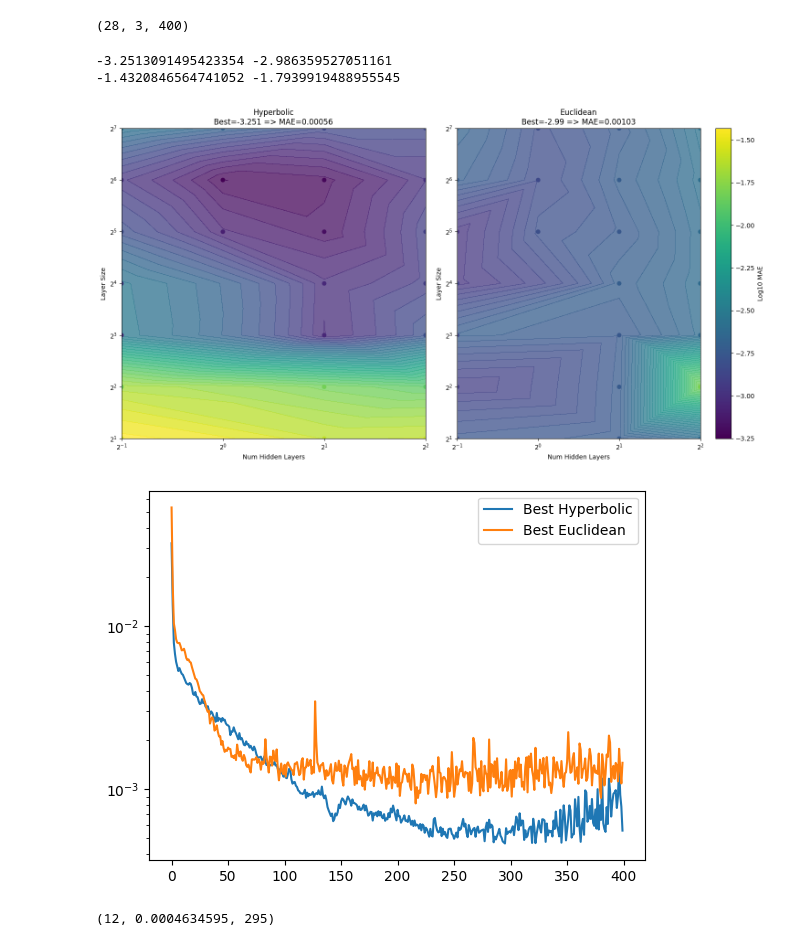
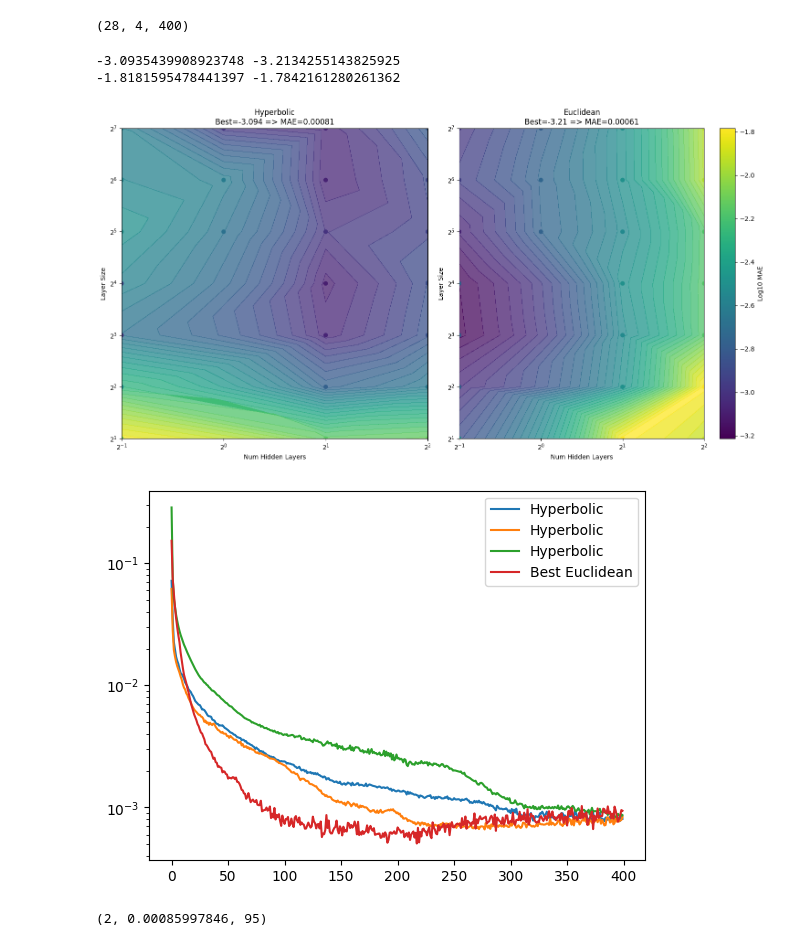
Before and after one commit to Rory-Dam/master_thesis, a Jupyter notebook: strawberry/plot_results.ipynb, the cells around one changed output. Cells and saved outputs as stored; diff of their text form; code cells hidden in the pictures.

Commit message:
tomato results, final for now

```diff
--- a/strawberry/plot_results.ipynb
+++ b/strawberry/plot_results.ipynb
@@ -36,8 +36,8 @@ def parse_results(file_name):
     grid_search_results = [(params, np.array(values)) for params, values in grid_search_results]
     return grid_search_results
 # %%
-hyp_res = parse_results('grid_search_results/hyp_overall-liking_400.txt')
-euc_res = parse_results('grid_search_results/euc_overall-liking_400.txt')
+hyp_res = parse_results('grid_search_results/tom_hyp_overall-liking_400_2.txt')
+euc_res = parse_results('grid_search_results/tom_euc_overall-liking_400.txt')
 # %%
 param_grid = {
     'model_type': ['euc'],
@@ -69,14 +69,14 @@ euc_values = np.array([v for _, v in euc_res])
 
 hyp_values.shape
 # %% [output]
-(28, 3, 400)
+(28, 4, 400)
 # %%
 IN_SIZE = 89
 OUT_SIZE = 1
 
 NUM_HIDDEN_LAYERS = [0,1,2,4]
 LAYER_SIZE = [2,4,8,16,32,64,128]
-LR = ['0.003 | 0.005']
+LR = ['0.0075']
 # %%
 num_hidden_layers = np.array(NUM_HIDDEN_LAYERS).repeat(len(LAYER_SIZE))
 layer_size = np.tile(LAYER_SIZE, len(NUM_HIDDEN_LAYERS))
@@ -85,8 +85,8 @@ naive_sizes = (num_hidden_layers * layer_size**2).flatten()
 real_sizes = (num_hidden_layers * layer_size**2).flatten() + ((np.zeros_like(num_hidden_layers) + (IN_SIZE+OUT_SIZE))*layer_size).flatten()
 # %%
 for i, lr in enumerate(LR):
-    hyp_data = np.log10(hyp_values.mean(axis=1)[:,275].reshape(-1,len(LR))[:,i])
-    euc_data = np.log10(euc_values.mean(axis=1)[:,275].reshape(-1,len(LR))[:,i])
+    hyp_data = np.log10(hyp_values.mean(axis=1)[:,399].reshape(-1,len(LR))[:,i])
+    euc_data = np.log10(euc_values.mean(axis=1)[:,199].reshape(-1,len(LR))[:,i])
 
     min_val = min(np.min(hyp_data), np.min(euc_data))
     max_val = max(np.max(hyp_data), np.max(euc_data))
@@ -106,36 +106,36 @@ for i, lr in enumerate(LR):
     # plt.suptitle(f'Hyperbolic     |     Euclidean', fontsize=16, y=1)
 
     plt.subplot(121)
     plt.tricontourf(mesh, hyp_data, levels=40, cmap=cmap, norm=norm, alpha=0.75)
     plt.scatter(num_hidden_layers_adjust, layer_size, c=hyp_data, cmap=cmap, norm=norm)
 
     plt.title(f'Hyperbolic\nBest={np.min(hyp_data):.3f} => MAE={np.power(10, np.min(hyp_data)):.5f}')
     plt.xlabel('Num Hidden Layers')
     plt.ylabel('Layer Size')
 
     plt.xscale('log', base=2)
     plt.yscale('log', base=2)
 
 
     plt.subplot(122)
     euc_contourf = plt.tricontourf(mesh, euc_data, levels=40, cmap=cmap, norm=norm, alpha=0.75)
     euc_scatter = plt.scatter(num_hidden_layers_adjust, layer_size, c=euc_data, cmap=cmap, norm=norm)
     plt.colorbar(euc_scatter, label='Log10 MAE')
 
 
     plt.title(f'Euclidean\nBest={np.min(euc_data):.3} => MAE={np.power(10, np.min(euc_data)):.5f}')
     plt.xlabel('Num Hidden Layers')
     plt.ylabel('Layer Size')
 
     plt.xscale('log', base=2)
     plt.yscale('log', base=2)
 
     plt.tight_layout()
     plt.show()
 # %% [output]
--3.2513091495423354 -2.986359527051161
--1.4320846564741052 -1.7939919488955545
+-3.0935439908923748 -3.2134255143825925
+-1.8181595478441397 -1.7842161280261362
-[figure, old version]
+[figure, new version]
 # %%
 
 # plt.plot(hyp_values[12,0])
@@ -163,16 +163,21 @@ for i, lr in enumerate(LR):
 #     if euc_values.mean(axis=1)[i].min() < euc_min[1]:
 #         euc_min = (i, euc_values.mean(axis=1)[i].min(), euc_values.mean(axis=1)[i].argmin())
 
-plt.plot(hyp_values.mean(axis=1)[12])
-plt.plot(euc_values.mean(axis=1)[4])
+# plt.plot(hyp_values.mean(axis=1)[18])
+# plt.plot(euc_values.mean(axis=1)[2])
 
-plt.legend(['Best Hyperbolic', 'Best Euclidean'])
+plt.plot(hyp_values.mean(axis=1)[17])
+plt.plot(hyp_values.mean(axis=1)[19])
+plt.plot(hyp_values.mean(axis=1)[20])
+plt.plot(euc_values.mean(axis=1)[2])
+
+plt.legend(['Hyperbolic','Hyperbolic','Hyperbolic', 'Best Euclidean'])
 
 plt.yscale('log')
 plt.show()
 # %% [output]
-[figure, old version]
+[figure, new version]
-# %%
-hyp_min
-# %% [output]
-(12, 0.0004634595, 295)
+# %%
+euc_min
+# %% [output]
+(2, 0.00085997846, 95)
```
Also changed, not shown: 15 other files.
